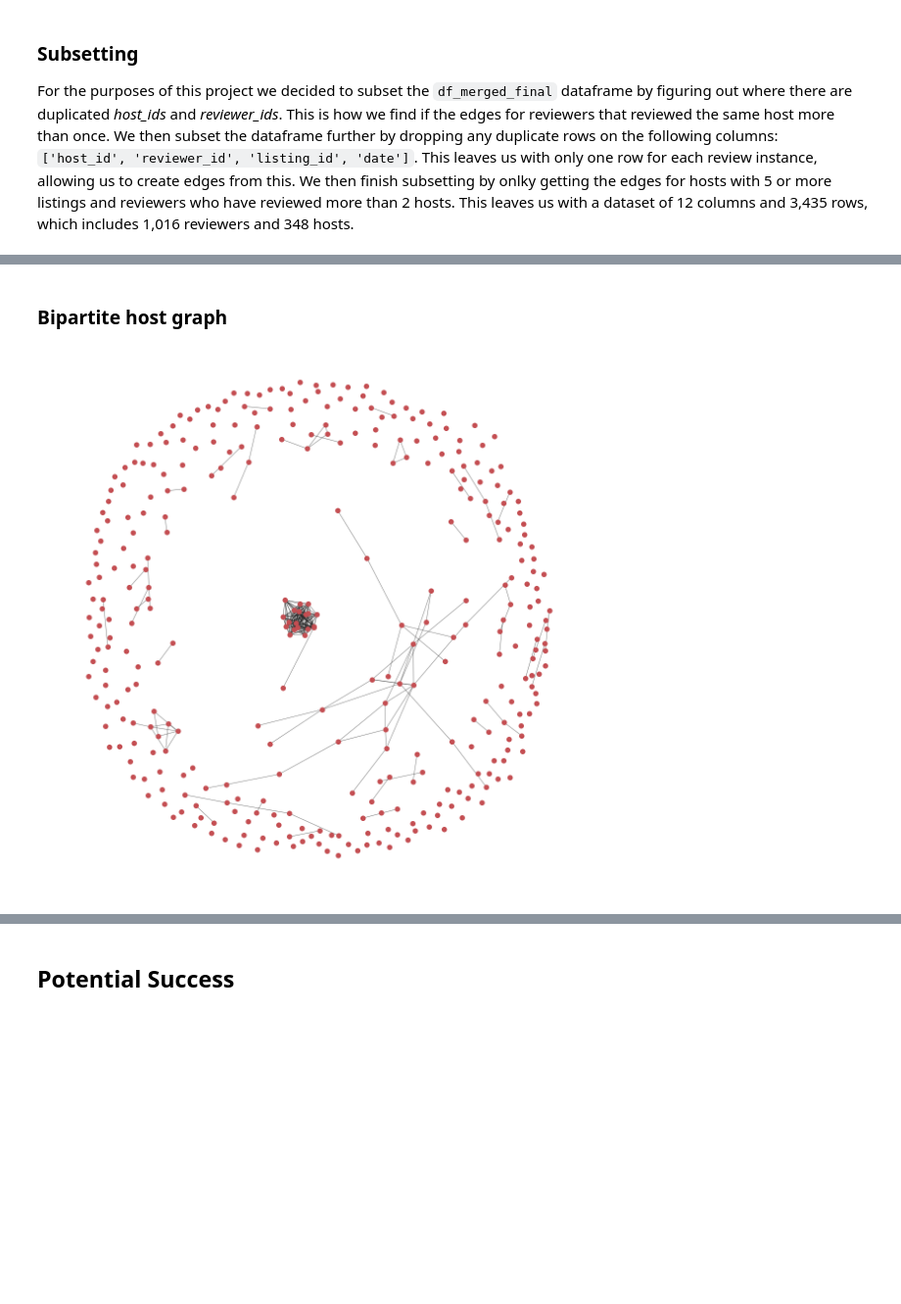
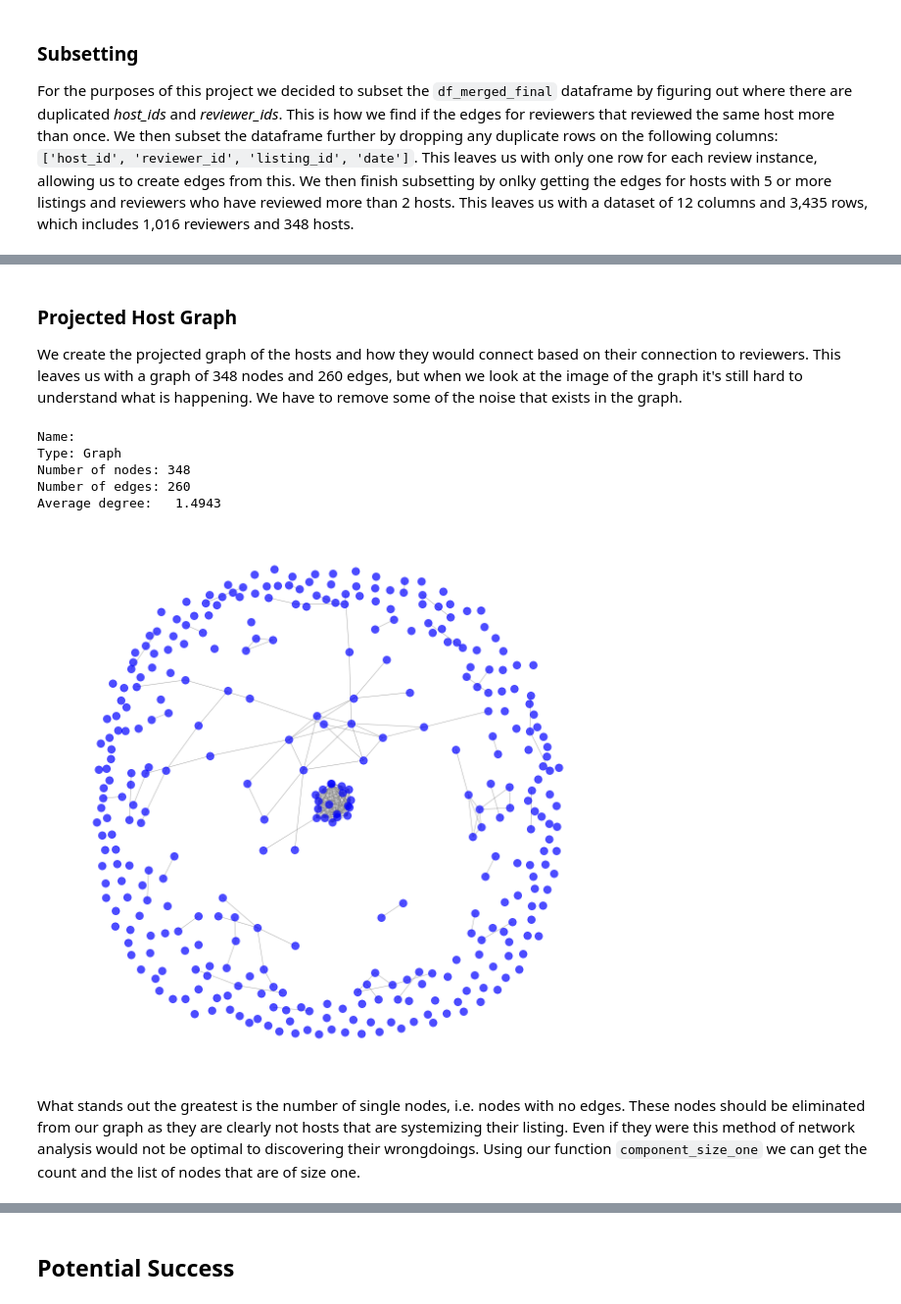
Before and after one commit to sbiguzzi/data620, a Jupyter notebook: Assignments/FinalProject/Data620_FinalProject.ipynb, the cells around one changed output, grey strips where cells are left out. Shown at 98% size. Cells and saved outputs as stored; diff of their text form; code cells hidden in the pictures; blank space fills up the shorter version.

```diff
--- a/Assignments/FinalProject/Data620_FinalProject.ipynb
+++ b/Assignments/FinalProject/Data620_FinalProject.ipynb
@@ -316,2 +314,6 @@ labels_dict = {**reviewers, **hosts}
+# %%
+h_dict = pd.Series(subset.host_name.values,index=subset.host_id).to_dict()
+r_dict = pd.Series(subset.reviewer_name.values,index=subset.reviewer_id).to_dict()
+labels_dict = {**h_dict,**r_dict}
 # %% [markdown]
 ### Initial 2-Mode Network
@@ -346,22 +347,30 @@ plt.show()
 # %% [markdown]
-### Bipartite host graph
+### Projected Host Graph
+We create the projected graph of the hosts and how they would connect based on their connection to reviewers. This leaves us with a graph of 348 nodes and 260 edges, but when we look at the image of the graph it's still hard to understand what is happening. We have to remove some of the noise that exists in the graph.
 # %%
 # look at projected graph (on hosts)
-host_nodes = subset.host_id.unique().tolist()
-B = bipartite.projected_graph(G, host_nodes)
-
-pos = nx.spring_layout(B,iterations=15)
-labels = {node: labels_dict[node] for node in B.nodes()}
-
-# create plot
-plt.figure(figsize=(20,20))
-nx.draw_networkx_nodes(B, pos, node_size=100)
-nx.draw_networkx_edges(B, pos, width=1,alpha=0.6)
-# nx.draw_networkx_labels(B, pos, labels=labels, font_size=10, font_family="sans-serif")
-plt.axis("off")
-plt.show()
+B = bipartite.projected_graph(G, subset.host_id.unique().tolist())
+print(nx.info(B))
 # %% [output]
-[figure, removed]
+Name:
+Type: Graph
+Number of nodes: 348
+Number of edges: 260
+Average degree:   1.4943
+# %%
+pos = nx.spring_layout(B,iterations=15)
+labels = {node: labels_dict[node] for node in B.nodes()}
+
+# plot host graph
+plt.figure(figsize=(20,20))
+nx.draw_networkx_nodes(B, pos, node_size=250,node_color='blue',alpha=0.7)
+nx.draw_networkx_edges(B, pos, width=1,alpha=0.7,edge_color='grey')
+plt.axis("off")
+plt.show()
+# %% [output]
+[figure, added]
+# %% [markdown]
+What stands out the greatest is the number of single nodes, i.e. nodes with no edges. These nodes should be eliminated from our graph as they are clearly not hosts that are systemizing their listing. Even if they were this method of network analysis would not be optimal to discovering their wrongdoings. Using our function `component_size_one` we can get the count and the list of nodes that are of size one.
 # %%
 # identify the components with no links
 components_one, n_one = component_size_one(B)
```
Also changed, not shown: parts of 53 cells of this notebook.
